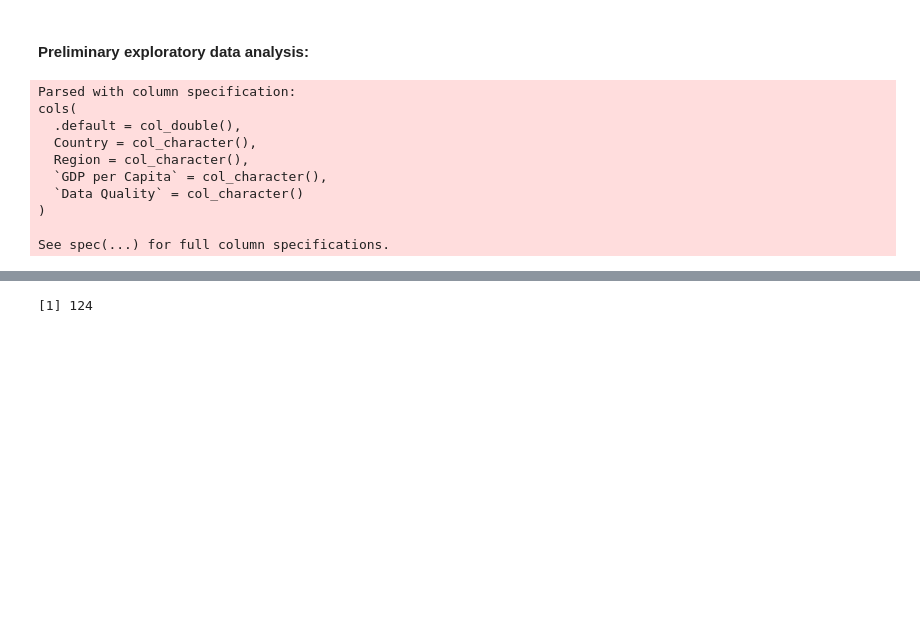
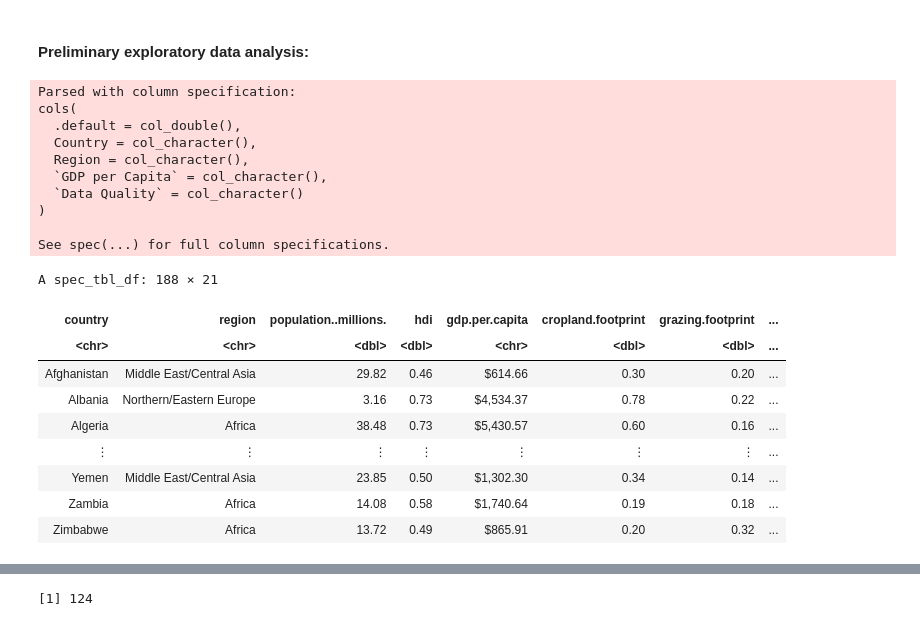
Before and after one commit to tsabkuro/EcoFoot, a Jupyter notebook: main.ipynb, the cells around one changed output, grey strips where cells are left out. Saved outputs shown, nothing was run; the diff lists cells and outputs as text; code cells hidden in the pictures; blank space fills up the shorter version.

```diff
--- a/main.ipynb
+++ b/main.ipynb
@@ -30,28 +30,36 @@ Warning message:
 <h4>Preliminary exploratory data analysis:
 # %%
 # importing untidy data set
-countries_raw_data <- read_csv("https://docs.google.com/spreadsheets/d/e/2PACX-1vR_6ci0B-tyn-2T5ywr5cOSxgtls94IPi3zrpu5z3fNxDyK8R1985IH1Uq3zd253ufZIr8Y1tgxffnq/pub?output=csv")
+url <- "https://docs.google.com/spreadsheets/d/e/2PACX-1vR_6ci0B-tyn-2T5ywr5cOSxgtls94IPi3zrpu5z3fNxDyK8R1985IH1Uq3zd253ufZIr8Y1tgxffnq/pub?output=csv"
 
-#the folliwning steps aim to tidy the data set
+countries_raw_data <- read_csv(url)
+
+#the following steps aim to tidy the data set
 
 
-#renaming columns of interest so that they are underline-separated
+#renaming columns to make them syntactically valid
 
-names(countries_raw_data)[names(countries_raw_data) == "GDP per Capita"] <- "GDP_per_capita"
-names(countries_raw_data)[names(countries_raw_data) == "Cropland Footprint"] <- "cropland_footprint"
-names(countries_raw_data)[names(countries_raw_data) == "Grazing Footprint"] <- "grazing_footprint"
-names(countries_raw_data)[names(countries_raw_data) == "Forest Footprint"] <- "forest_footprint"
-names(countries_raw_data)[names(countries_raw_data) == "Fish Footprint"] <- "fish_footprint"
-names(countries_raw_data)[names(countries_raw_data) == "Carbon Footprint"] <- "carbon_footprint"
+colnames(countries_raw_data) <- tolower(make.names(colnames(countries_raw_data)))
+countries_raw_data
 # %% [output]
 Parsed with column specification:
 cols(
   .default = col_double(),
   Country = col_character(),
   Region = col_character(),
   `GDP per Capita` = col_character(),
   `Data Quality` = col_character()
 )
 
 See spec(...) for full column specifications.
+A spec_tbl_df: 188 × 21
+| country | region | population..millions. | hdi | gdp.per.capita | cropland.footprint | grazing.footprint | ... |
+| <chr> | <chr> | <dbl> | <dbl> | <chr> | <dbl> | <dbl> | ... |
+| Afghanistan | Middle East/Central Asia | 29.82 | 0.46 | $614.66 | 0.30 | 0.20 | ... |
+| Albania | Northern/Eastern Europe | 3.16 | 0.73 | $4,534.37 | 0.78 | 0.22 | ... |
+| Algeria | Africa | 38.48 | 0.73 | $5,430.57 | 0.60 | 0.16 | ... |
+| ⋮ | ⋮ | ⋮ | ⋮ | ⋮ | ⋮ | ⋮ | ... |
+| Yemen | Middle East/Central Asia | 23.85 | 0.50 | $1,302.30 | 0.34 | 0.14 | ... |
+| Zambia | Africa | 14.08 | 0.58 | $1,740.64 | 0.19 | 0.18 | ... |
+| Zimbabwe | Africa | 13.72 | 0.49 | $865.91 | 0.20 | 0.32 | ... |
 # %%
```
Also changed, not shown: parts of 6 cells of this notebook.
